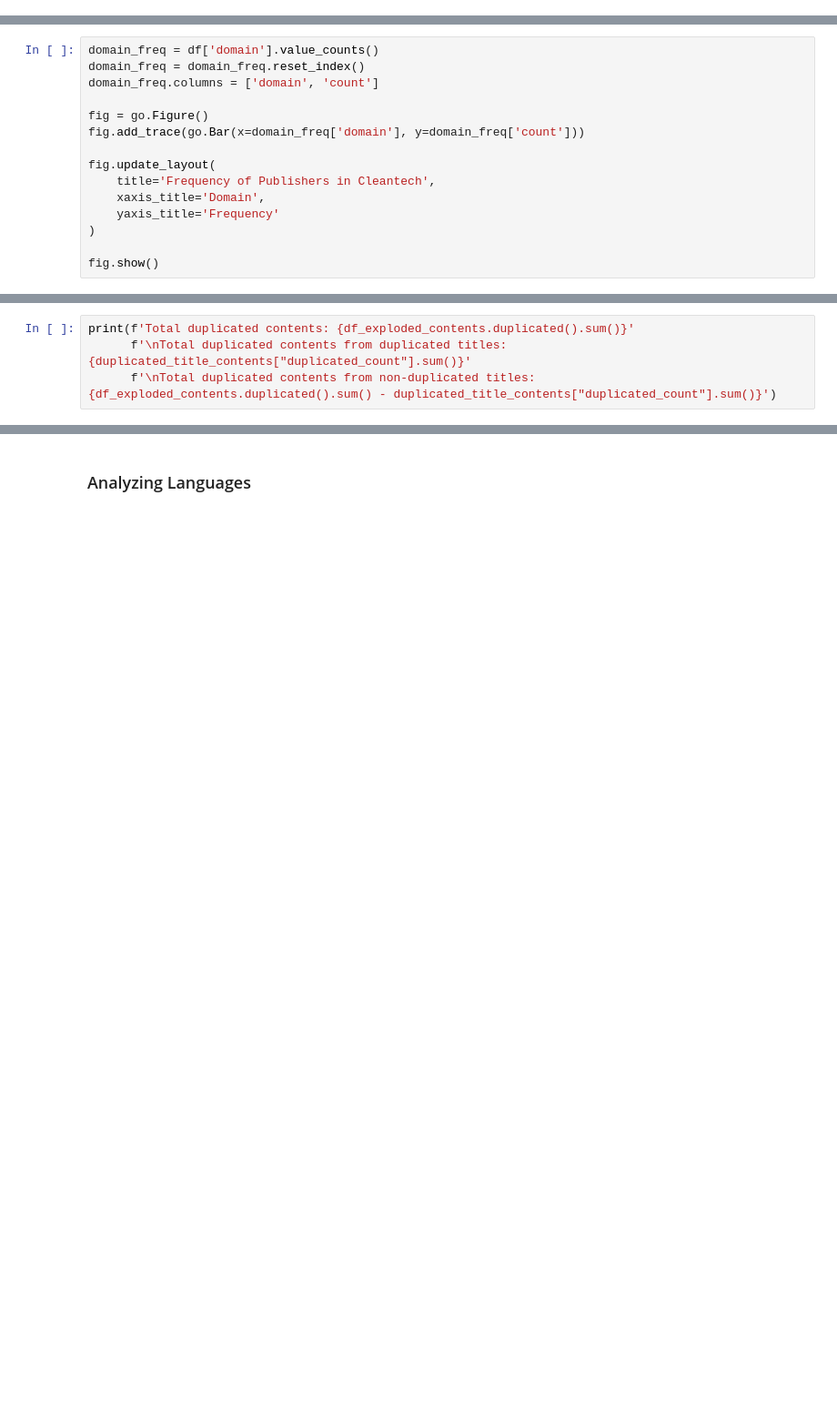
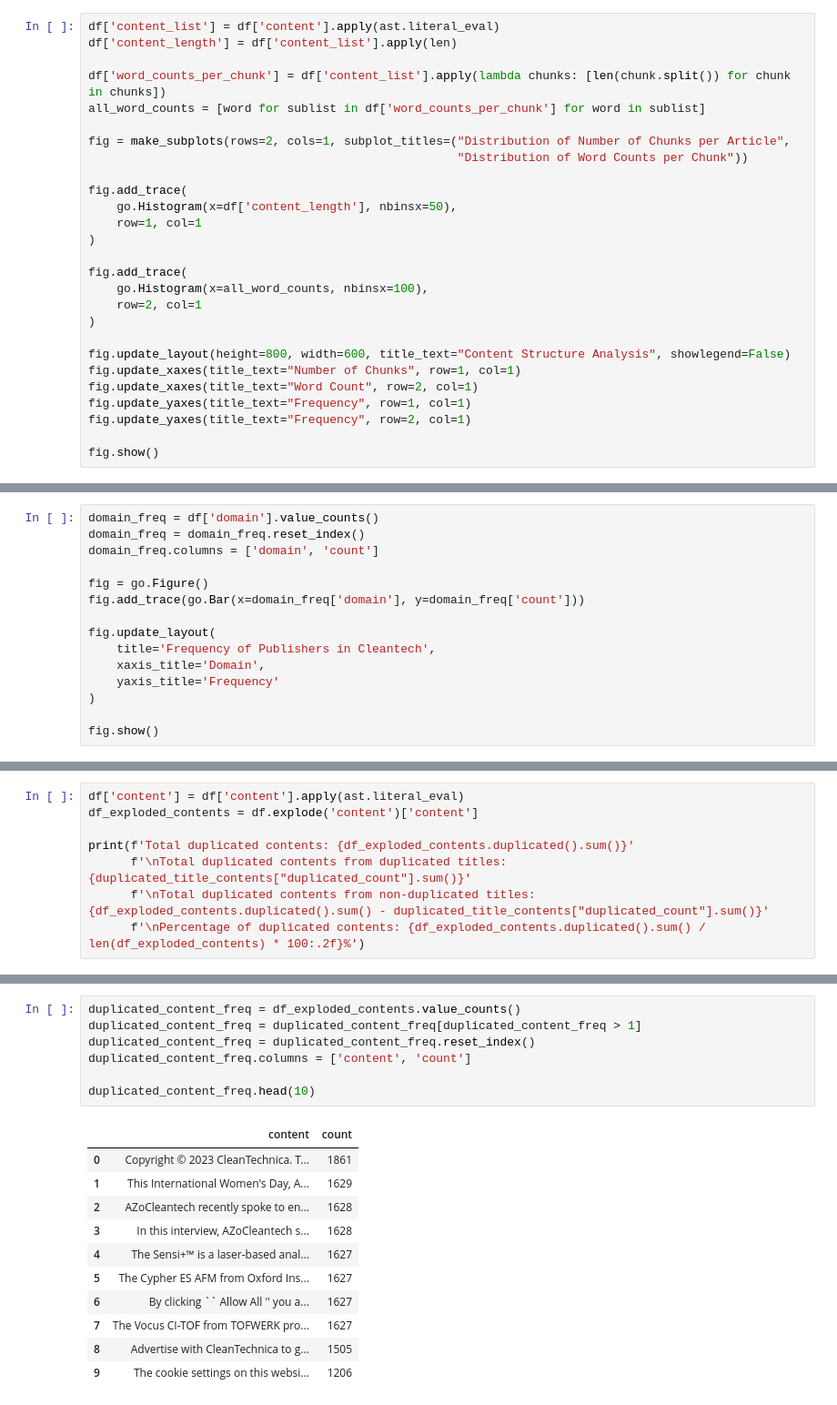
Before and after one commit to fhnw-ivy/npr-rag, a Jupyter notebook: notebooks/exploration.ipynb, the cells around one changed output, grey strips where cells are left out. Shown at 91% size. Cells and saved outputs as stored; diff of their text form; blank space fills up the shorter version.

```diff
--- a/notebooks/exploration.ipynb
+++ b/notebooks/exploration.ipynb
@@ -41,0 +85,27 @@ summary_df
+# %%
+df['content_list'] = df['content'].apply(ast.literal_eval)
+df['content_length'] = df['content_list'].apply(len)
+
+df['word_counts_per_chunk'] = df['content_list'].apply(lambda chunks: [len(chunk.split()) for chunk in chunks])
+all_word_counts = [word for sublist in df['word_counts_per_chunk'] for word in sublist]
+
+fig = make_subplots(rows=2, cols=1, subplot_titles=("Distribution of Number of Chunks per Article",
+                                                    "Distribution of Word Counts per Chunk"))
+
+fig.add_trace(
+    go.Histogram(x=df['content_length'], nbinsx=50),
+    row=1, col=1
+)
+
+fig.add_trace(
+    go.Histogram(x=all_word_counts, nbinsx=100),
+    row=2, col=1
+)
+
+fig.update_layout(height=800, width=600, title_text="Content Structure Analysis", showlegend=False)
+fig.update_xaxes(title_text="Number of Chunks", row=1, col=1)
+fig.update_xaxes(title_text="Word Count", row=2, col=1)
+fig.update_yaxes(title_text="Frequency", row=1, col=1)
+fig.update_yaxes(title_text="Frequency", row=2, col=1)
+
+fig.show()
@@ -93,4 +207,8 @@ df_exploded_contents = df.explode('content')
 # %%
+df['content'] = df['content'].apply(ast.literal_eval)
+df_exploded_contents = df.explode('content')['content']
+
 print(f'Total duplicated contents: {df_exploded_contents.duplicated().sum()}'
       f'\nTotal duplicated contents from duplicated titles: {duplicated_title_contents["duplicated_count"].sum()}'
-      f'\nTotal duplicated contents from non-duplicated titles: {df_exploded_contents.duplicated().sum() - duplicated_title_contents["duplicated_count"].sum()}')
+      f'\nTotal duplicated contents from non-duplicated titles: {df_exploded_contents.duplicated().sum() - duplicated_title_contents["duplicated_count"].sum()}'
+      f'\nPercentage of duplicated contents: {df_exploded_contents.duplicated().sum() / len(df_exploded_contents) * 100:.2f}%')
@@ -99,2 +222,19 @@ As the result shows, another `629` chunks on top of the `264` duplicates inside
-# %% [markdown]
-### Analyzing Languages
+# %%
+duplicated_content_freq = df_exploded_contents.value_counts()
+duplicated_content_freq = duplicated_content_freq[duplicated_content_freq > 1]
+duplicated_content_freq = duplicated_content_freq.reset_index()
+duplicated_content_freq.columns = ['content', 'count']
+
+duplicated_content_freq.head(10)
+# %% [output]
+|  | content | count |
+| 0 | Copyright © 2023 CleanTechnica. T... | 1861 |
+| 1 | This International Women's Day, A... | 1629 |
+| 2 | AZoCleantech recently spoke to en... | 1628 |
+| 3 | In this interview, AZoCleantech s... | 1628 |
+| 4 | The Sensi+™ is a laser-based anal... | 1627 |
+| 5 | The Cypher ES AFM from Oxford Ins... | 1627 |
+| 6 | By clicking `` Allow All '' you a... | 1627 |
+| 7 | The Vocus CI-TOF from TOFWERK pro... | 1627 |
+| 8 | Advertise with CleanTechnica to g... | 1505 |
+| 9 | The cookie settings on this websi... | 1206 |
```
Also changed, not shown: parts of 34 cells of this notebook, 1 other file.
